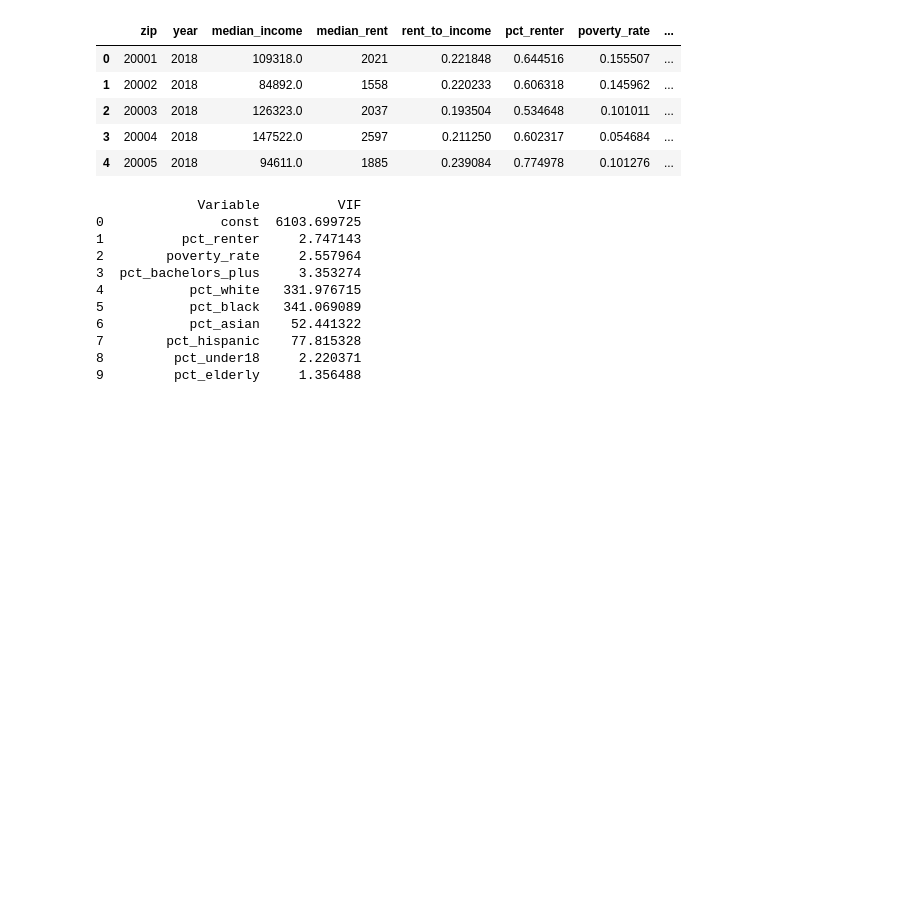
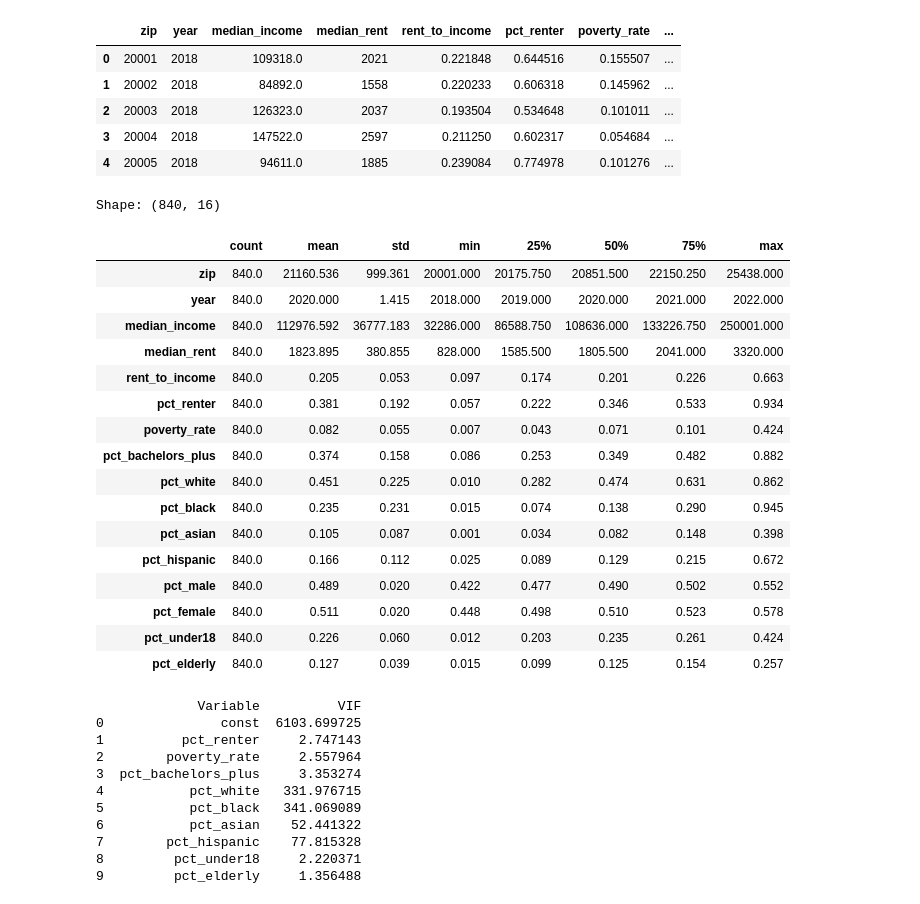
Before and after one commit to dt7860920/5300-Project, a Jupyter notebook: notebooks/regression_lasso_notebook_with_visualization.ipynb, the cells around one changed output. Saved outputs shown, nothing was run; the diff lists cells and outputs as text; code cells hidden in the pictures; blank space fills up the shorter version.

```diff
--- a/notebooks/regression_lasso_notebook_with_visualization.ipynb
+++ b/notebooks/regression_lasso_notebook_with_visualization.ipynb
@@ -21,6 +21,28 @@ df.head()
 | 2 | 20003 | 2018 | 126323.0 | 2037 | 0.193504 | 0.534648 | 0.101011 | ... |
 | 3 | 20004 | 2018 | 147522.0 | 2597 | 0.211250 | 0.602317 | 0.054684 | ... |
 | 4 | 20005 | 2018 | 94611.0 | 1885 | 0.239084 | 0.774978 | 0.101276 | ... |
+# %%
+print(f'Shape: {df.shape}')
+df.describe().T.round(3)
+# %% [output]
+Shape: (840, 16)
+|  | count | mean | std | min | 25% | 50% | 75% | max |
+| zip | 840.0 | 21160.536 | 999.361 | 20001.000 | 20175.750 | 20851.500 | 22150.250 | 25438.000 |
+| year | 840.0 | 2020.000 | 1.415 | 2018.000 | 2019.000 | 2020.000 | 2021.000 | 2022.000 |
+| median_income | 840.0 | 112976.592 | 36777.183 | 32286.000 | 86588.750 | 108636.000 | 133226.750 | 250001.000 |
+| median_rent | 840.0 | 1823.895 | 380.855 | 828.000 | 1585.500 | 1805.500 | 2041.000 | 3320.000 |
+| rent_to_income | 840.0 | 0.205 | 0.053 | 0.097 | 0.174 | 0.201 | 0.226 | 0.663 |
+| pct_renter | 840.0 | 0.381 | 0.192 | 0.057 | 0.222 | 0.346 | 0.533 | 0.934 |
+| poverty_rate | 840.0 | 0.082 | 0.055 | 0.007 | 0.043 | 0.071 | 0.101 | 0.424 |
+| pct_bachelors_plus | 840.0 | 0.374 | 0.158 | 0.086 | 0.253 | 0.349 | 0.482 | 0.882 |
+| pct_white | 840.0 | 0.451 | 0.225 | 0.010 | 0.282 | 0.474 | 0.631 | 0.862 |
+| pct_black | 840.0 | 0.235 | 0.231 | 0.015 | 0.074 | 0.138 | 0.290 | 0.945 |
+| pct_asian | 840.0 | 0.105 | 0.087 | 0.001 | 0.034 | 0.082 | 0.148 | 0.398 |
+| pct_hispanic | 840.0 | 0.166 | 0.112 | 0.025 | 0.089 | 0.129 | 0.215 | 0.672 |
+| pct_male | 840.0 | 0.489 | 0.020 | 0.422 | 0.477 | 0.490 | 0.502 | 0.552 |
+| pct_female | 840.0 | 0.511 | 0.020 | 0.448 | 0.498 | 0.510 | 0.523 | 0.578 |
+| pct_under18 | 840.0 | 0.226 | 0.060 | 0.012 | 0.203 | 0.235 | 0.261 | 0.424 |
+| pct_elderly | 840.0 | 0.127 | 0.039 | 0.015 | 0.099 | 0.125 | 0.154 | 0.257 |
 # %%
 y = df["rent_to_income"]
 
```
Also changed, not shown: parts of 1 cell of this notebook, 10 other files.
